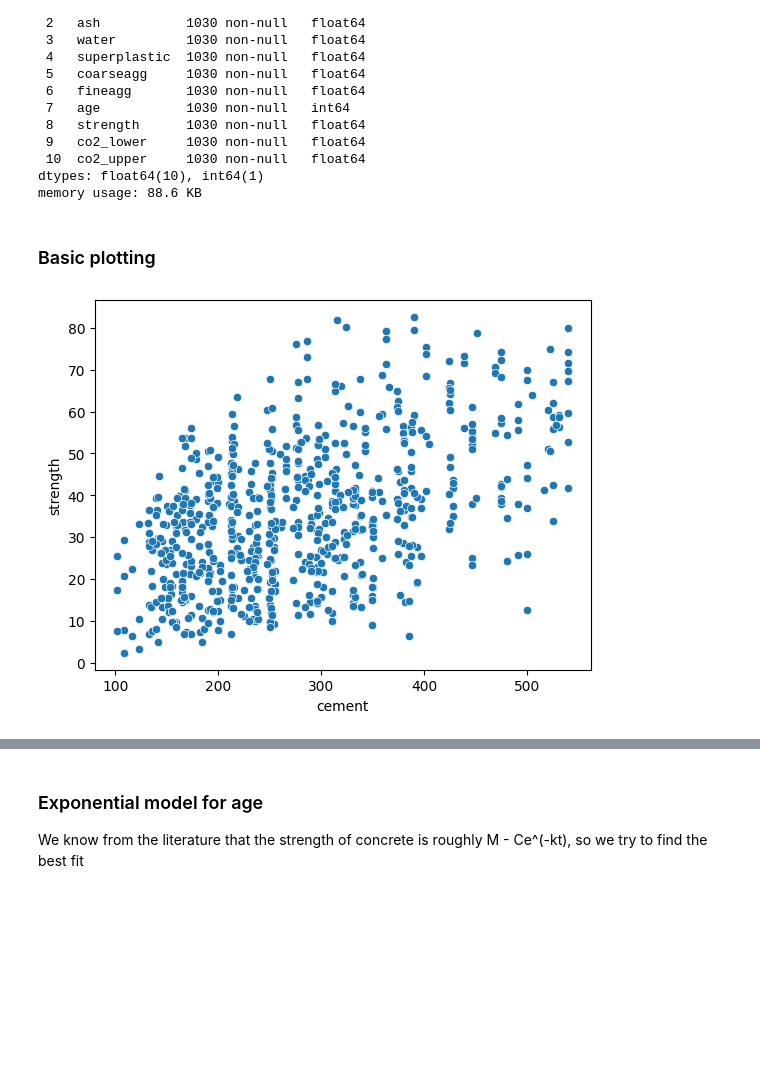
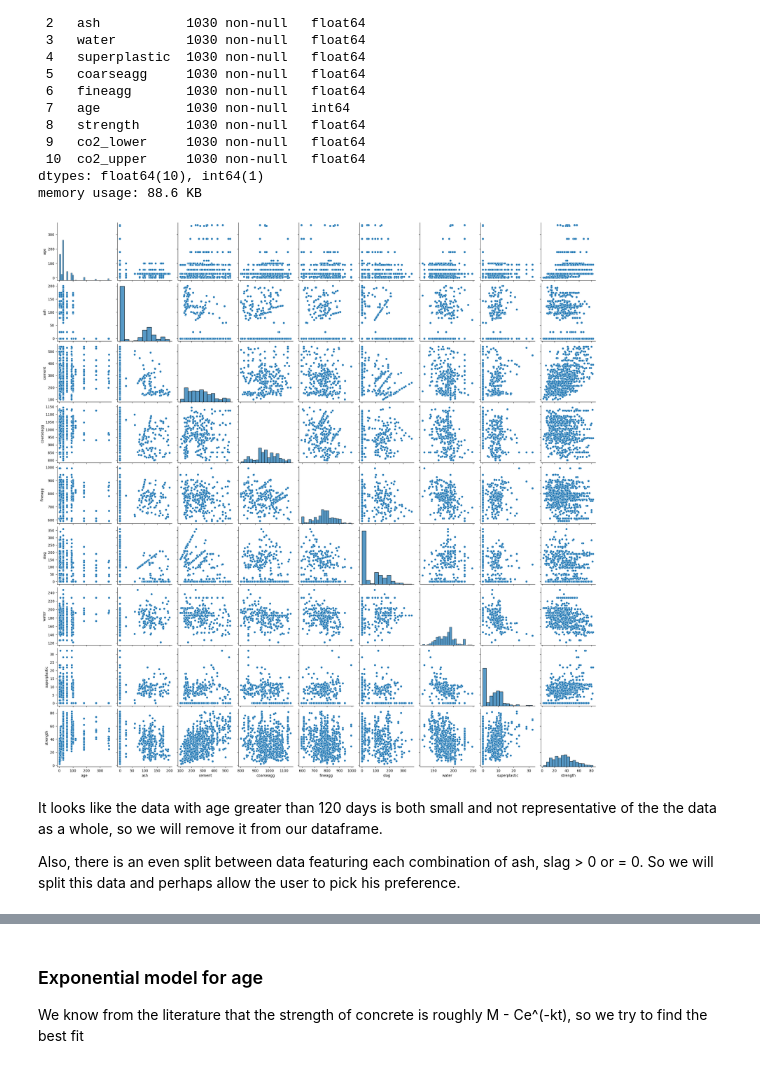
Before and after one commit to genserk/Concrete, a Jupyter notebook: EDA.ipynb, the cells around one changed output, grey strips where cells are left out. Cells and saved outputs as stored; diff of their text form; code cells hidden in the pictures; blank space fills up the shorter version.

```diff
--- a/EDA.ipynb
+++ b/EDA.ipynb
@@ -36,13 +36,12 @@ memory usage: 88.6 KB
 concrete_train, concrete_test = train_test_split(concrete,
                                                  shuffle=True,
                                                  random_state=48)
-# %% [markdown]
-### Basic plotting
 # %%
-sns.scatterplot(data=concrete_train,
-                x='cement',
-                y='strength')
-
+sns.pairplot(concrete_train[['age','ash','cement','coarseagg','fineagg','slag','water','superplastic','strength']])
 plt.show()
 # %% [output]
-[figure, old version]
+[figure, new version]
+# %% [markdown]
+It looks like the data with age greater than 120 days is both small and not representative of the the data as a whole, so we will remove it from our dataframe.
+
+Also, there is an even split between data featuring each combination of ash, slag > 0 or = 0. So we will split this data and perhaps allow the user to pick his preference.
```
Also changed, not shown: parts of 21 cells of this notebook, 1 other file.
